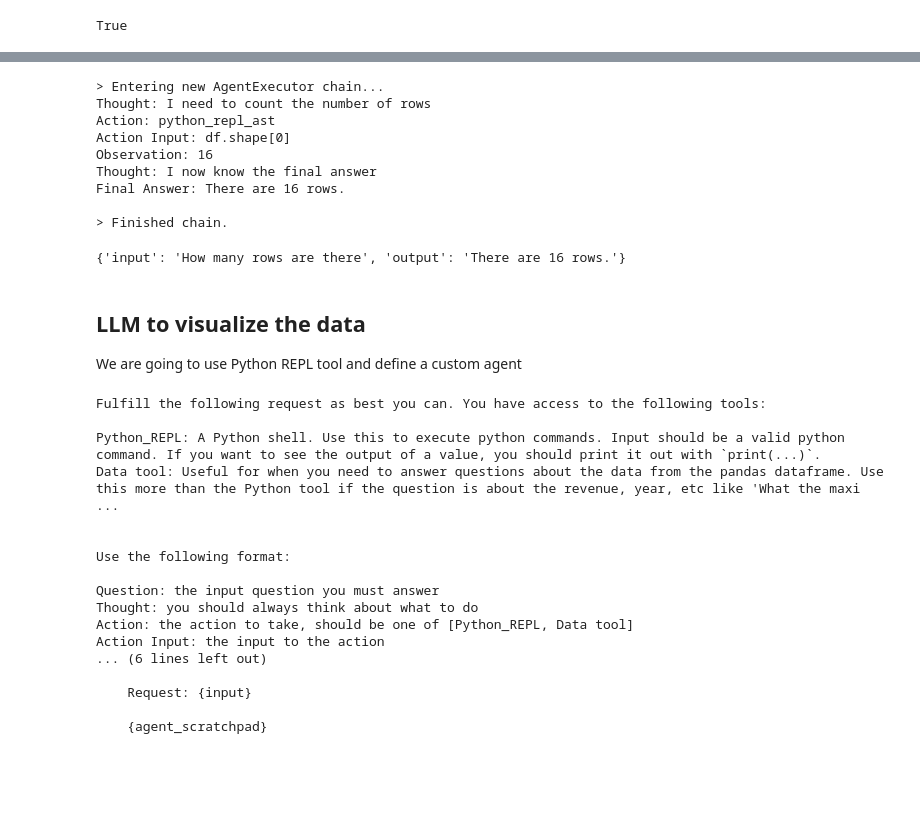
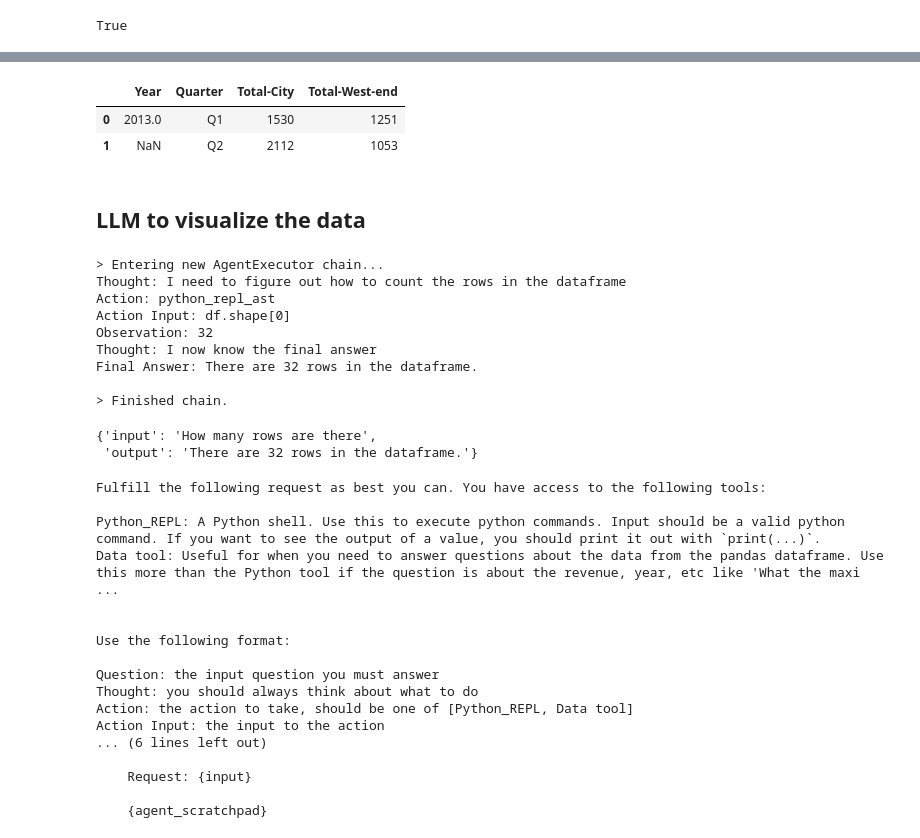
Before and after one commit to Flexday-Solutions/llm-chart-gen, a Jupyter notebook: chart-gen.ipynb, the cells around one changed output, grey strips where cells are left out. Drawn from its saved outputs; the diff is of its cells as text; code cells hidden in the pictures; blank space fills up the shorter version.

```diff
--- a/chart-gen.ipynb
+++ b/chart-gen.ipynb
@@ -28,3 +42,13 @@ df = pd.DataFrame.from_dict(data)
+# %%
+## Masked central London data
+df = pd.read_csv("data/central_london_slide4.csv")
+df.head(2)
+# %% [output]
+|  | Year | Quarter | Total-City | Total-West-end |
+| 0 | 2013.0 | Q1 | 1530 | 1251 |
+| 1 | NaN | Q2 | 2112 | 1053 |
+# %% [markdown]
+## LLM to visualize the data
 # %%
 pd_agent = create_pandas_dataframe_agent(
     llm=llm,
@@ -35,19 +59,16 @@ pd_agent = create_pandas_dataframe_agent(
 pd_agent("How many rows are there")
 # %% [output]
 > Entering new AgentExecutor chain...
-Thought: I need to count the number of rows
+Thought: I need to figure out how to count the rows in the dataframe
 Action: python_repl_ast
 Action Input: df.shape[0]
-Observation: 16
+Observation: 32
 Thought: I now know the final answer
-Final Answer: There are 16 rows.
+Final Answer: There are 32 rows in the dataframe.
 
 > Finished chain.
-{'input': 'How many rows are there', 'output': 'There are 16 rows.'}
+{'input': 'How many rows are there',
+ 'output': 'There are 32 rows in the dataframe.'}
-# %% [markdown]
-## LLM to visualize the data
-
-We are going to use Python REPL tool and define a custom agent
 # %%
 tools = load_tools(["python_repl"])
 
```
Also changed, not shown: parts of 17 cells of this notebook.
